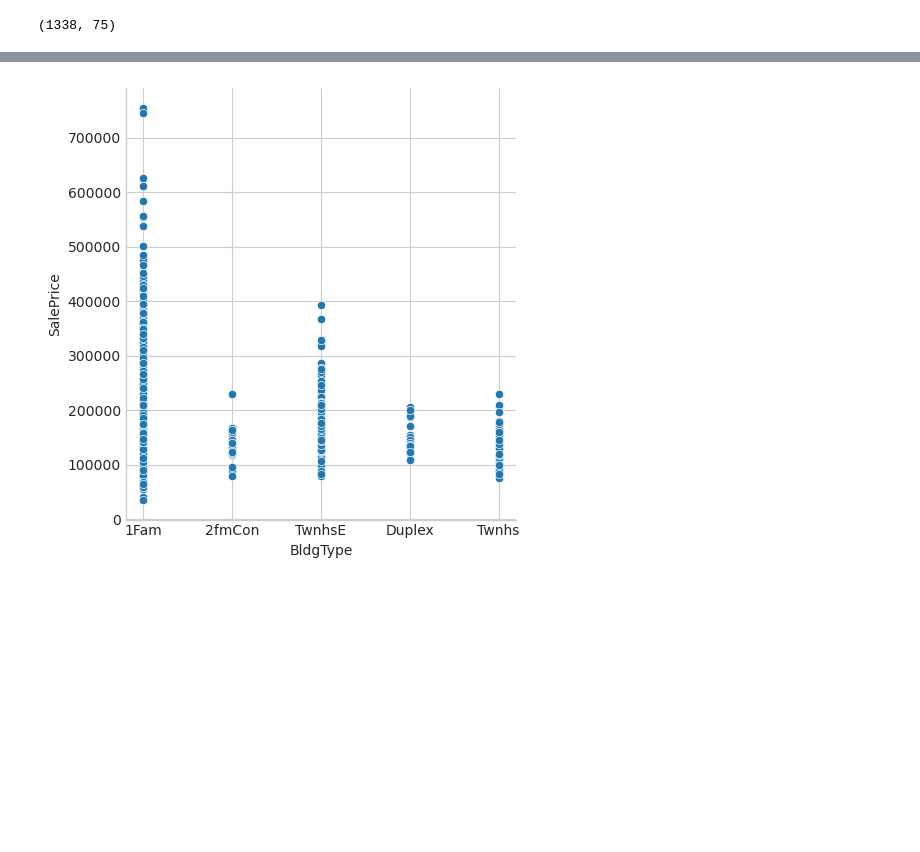
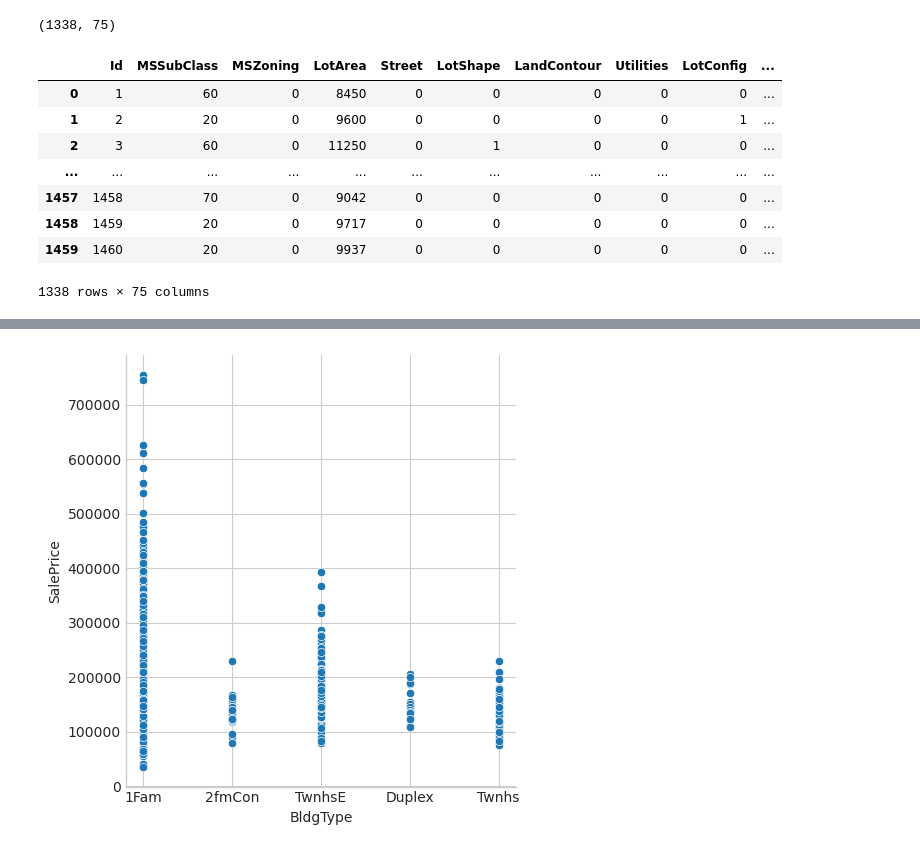
Before and after one commit to yunmokoo/Kaggle_Testing, a Jupyter notebook: housing-price-aug-16.ipynb, the cells around one changed output, grey strips where cells are left out. Cells and saved outputs as stored; diff of their text form; code cells hidden in the pictures; blank space fills up the shorter version.

```diff
--- a/housing-price-aug-16.ipynb
+++ b/housing-price-aug-16.ipynb
@@ -157,6 +156,18 @@ for colname in X.select_dtypes("object"):
 
 # All discrete features should now have integer dtypes (double-check this before using MI!)
 discrete_features = X.dtypes == int
+# %%
+X
+# %% [output]
+|  | Id | MSSubClass | MSZoning | LotArea | Street | LotShape | LandContour | Utilities | LotConfig | ... |
+| 0 | 1 | 60 | 0 | 8450 | 0 | 0 | 0 | 0 | 0 | ... |
+| 1 | 2 | 20 | 0 | 9600 | 0 | 0 | 0 | 0 | 1 | ... |
+| 2 | 3 | 60 | 0 | 11250 | 0 | 1 | 0 | 0 | 0 | ... |
+| ... | ... | ... | ... | ... | ... | ... | ... | ... | ... | ... |
+| 1457 | 1458 | 70 | 0 | 9042 | 0 | 0 | 0 | 0 | 0 | ... |
+| 1458 | 1459 | 20 | 0 | 9717 | 0 | 0 | 0 | 0 | 0 | ... |
+| 1459 | 1460 | 20 | 0 | 9937 | 0 | 0 | 0 | 0 | 0 | ... |
+1338 rows × 75 columns
 # %%
 from sklearn.feature_selection import mutual_info_classif, mutual_info_regression
 
```
Also changed, not shown: parts of 11 cells of this notebook.
